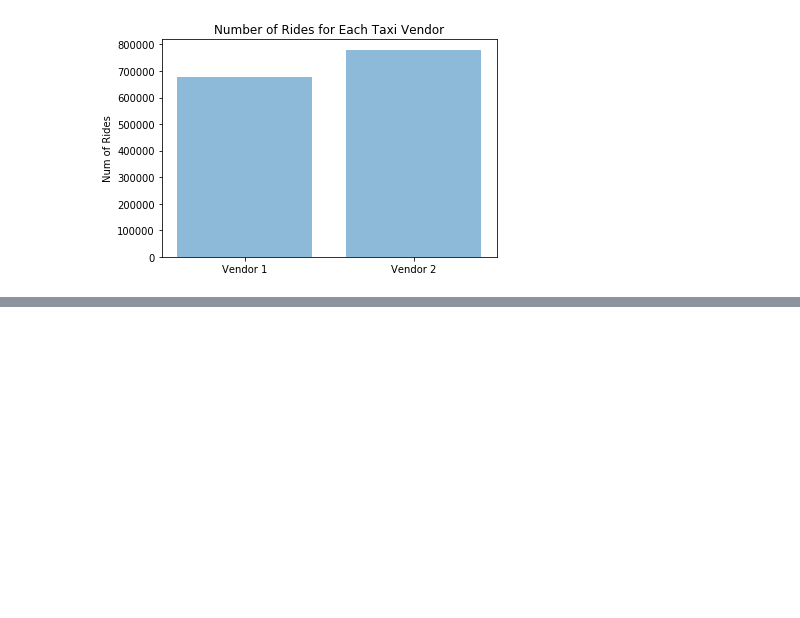
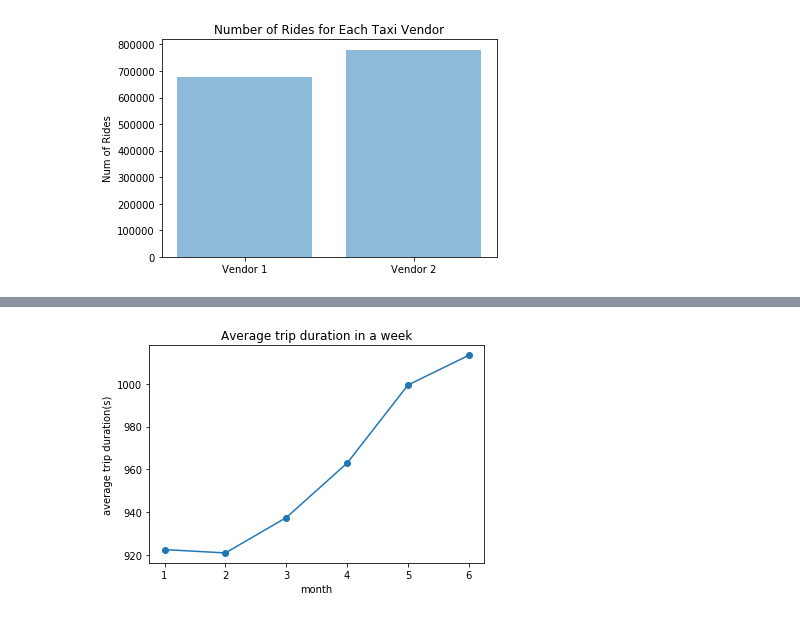
Before and after one commit to zhang1995/datascience, a Jupyter notebook: Taxi_duration_project.ipynb, the cells around one changed output, grey strips where cells are left out. Cells and saved outputs as stored; diff of their text form; code cells hidden in the pictures; blank space fills up the shorter version.

```diff
--- a/Taxi_duration_project.ipynb
+++ b/Taxi_duration_project.ipynb
@@ -110,0 +168,19 @@ plt.show()
+# %%
+month_duration = []
+month = []
+for i in range(1, 7):
+    duration = df['trip_duration'].where(df['pick_month'] == i)
+    duration = duration.dropna().values
+    mean = np.mean(duration)
+    month_duration.append(mean)
+    month.append(i)
+# %%
+plt.plot(month, month_duration, '-o')
+# plt.xticks(x_axis)
+plt.ylabel('average trip duration(s)')
+plt.xlabel('month')
+plt.title('Average trip duration in a week')
+#plt.show()
+plt.savefig('duration_week.png')
+# %% [output]
+[figure, added]
```
Also changed, not shown: parts of 49 cells of this notebook.
